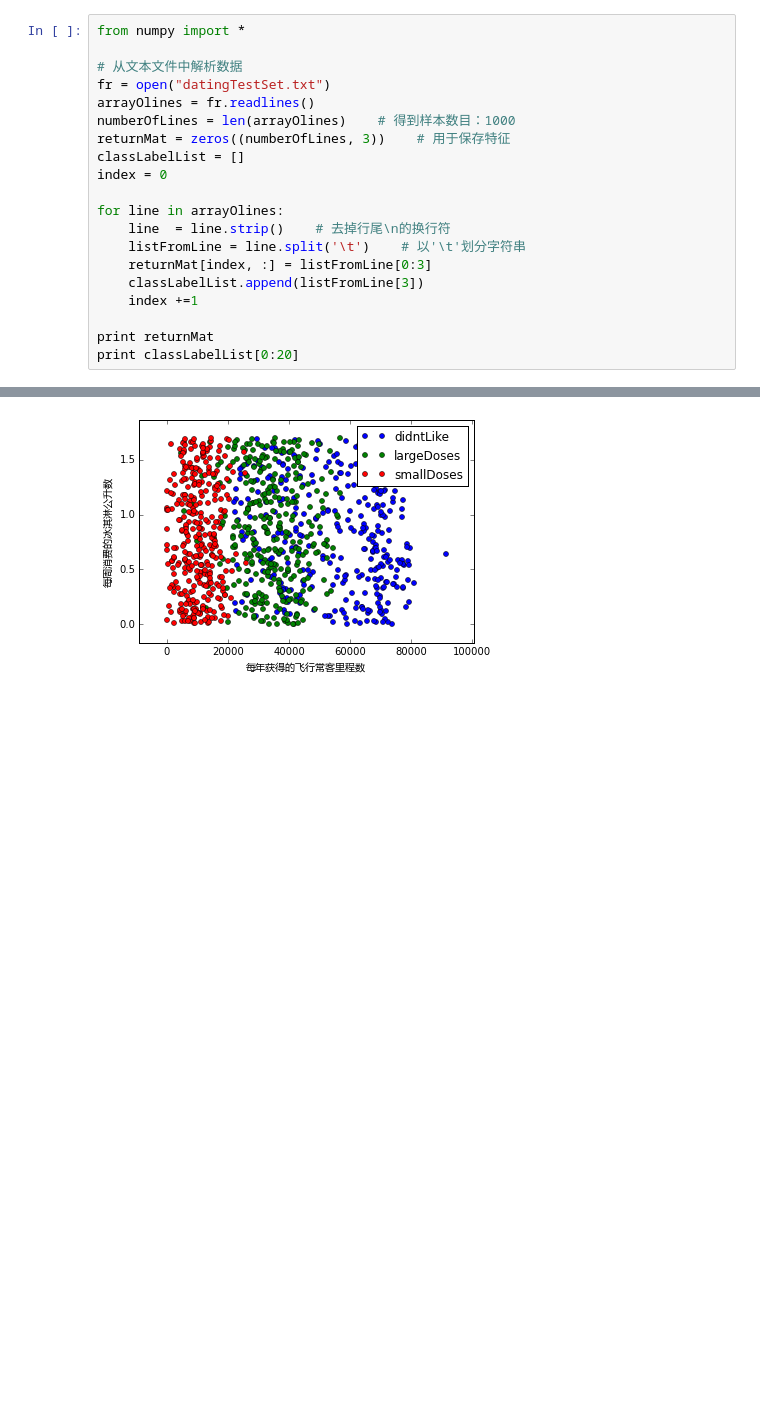
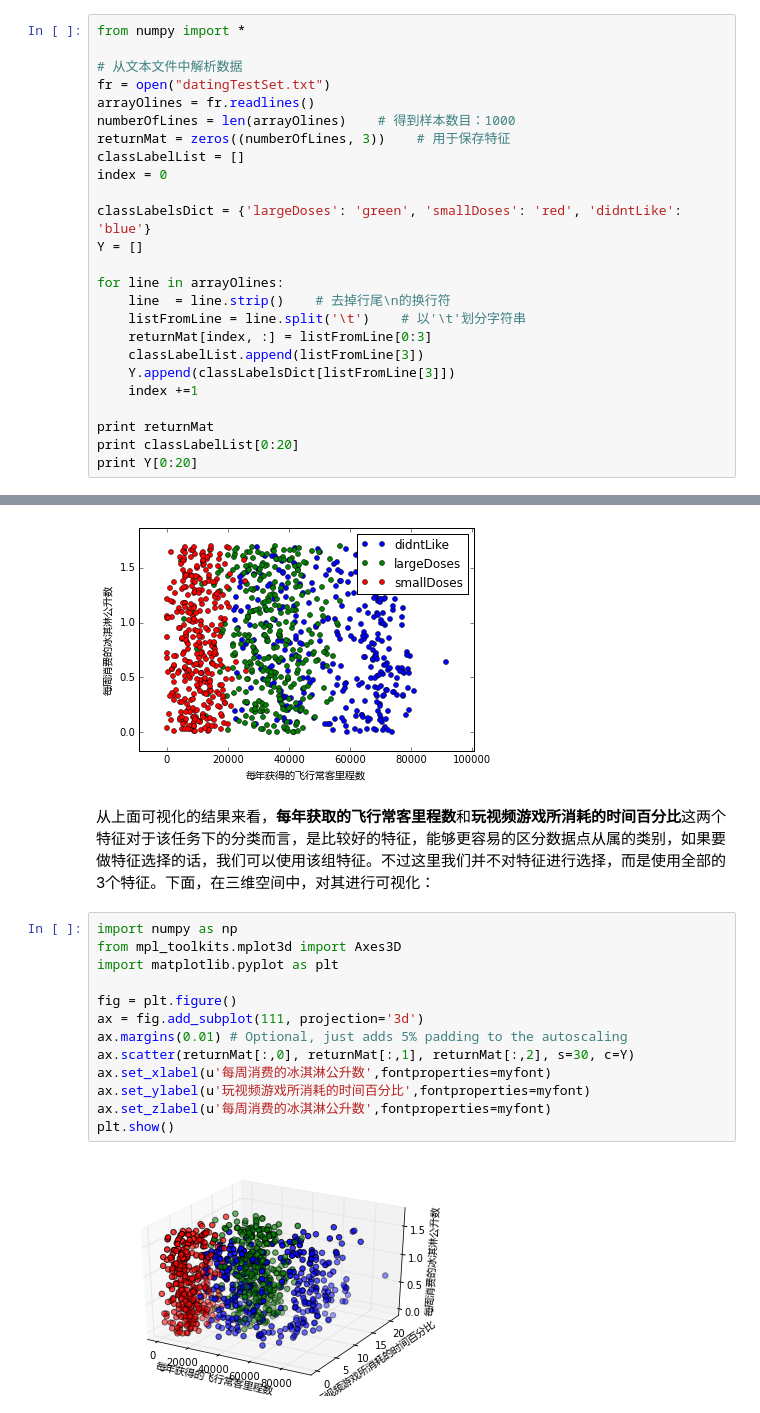
Before and after one commit to willard-yuan/machine-learning-notebook, a Jupyter notebook: 02--KNN/knn.ipynb, the cells around one changed output, grey strips where cells are left out. Saved outputs shown, nothing was run; the diff lists cells and outputs as text; blank space fills up the shorter version.

```diff
--- a/02--KNN/knn.ipynb
+++ b/02--KNN/knn.ipynb
@@ -88,15 +101,20 @@ returnMat = zeros((numberOfLines, 3))    # 用于保存特征
 classLabelList = []
 index = 0
 
+classLabelsDict = {'largeDoses': 'green', 'smallDoses': 'red', 'didntLike': 'blue'}
+Y = []
+
 for line in arrayOlines:
     line  = line.strip()    # 去掉行尾\n的换行符
     listFromLine = line.split('\t')    # 以'\t'划分字符串
     returnMat[index, :] = listFromLine[0:3]
     classLabelList.append(listFromLine[3])
+    Y.append(classLabelsDict[listFromLine[3]])
     index +=1
 
 print returnMat
 print classLabelList[0:20]
+print Y[0:20]
 # %% [output]
 [[  4.09200000e+04   8.32697600e+00   9.53952000e-01]
  [  1.44880000e+04   7.15346900e+00   1.67390400e+00]
@@ -156,3 +177,20 @@ plt.show()
 [figure]
 [figure]
 [figure]
+# %% [markdown]
+从上面可视化的结果来看，**每年获取的飞行常客里程数**和**玩视频游戏所消耗的时间百分比**这两个特征对于该任务下的分类而言，是比较好的特征，能够更容易的区分数据点从属的类别，如果要做特征选择的话，我们可以使用该组特征。不过这里我们并不对特征进行选择，而是使用全部的3个特征。下面，在三维空间中，对其进行可视化：
+# %%
+import numpy as np
+from mpl_toolkits.mplot3d import Axes3D
+import matplotlib.pyplot as plt
+
+fig = plt.figure()
+ax = fig.add_subplot(111, projection='3d')
+ax.margins(0.01) # Optional, just adds 5% padding to the autoscaling
+ax.scatter(returnMat[:,0], returnMat[:,1], returnMat[:,2], s=30, c=Y)
+ax.set_xlabel(u'每周消费的冰淇淋公升数',fontproperties=myfont)
+ax.set_ylabel(u'玩视频游戏所消耗的时间百分比',fontproperties=myfont)
+ax.set_zlabel(u'每周消费的冰淇淋公升数',fontproperties=myfont)
+plt.show()
+# %% [output]
+[figure, added]
```
Also changed, not shown: parts of 12 cells of this notebook, 3 other files.
